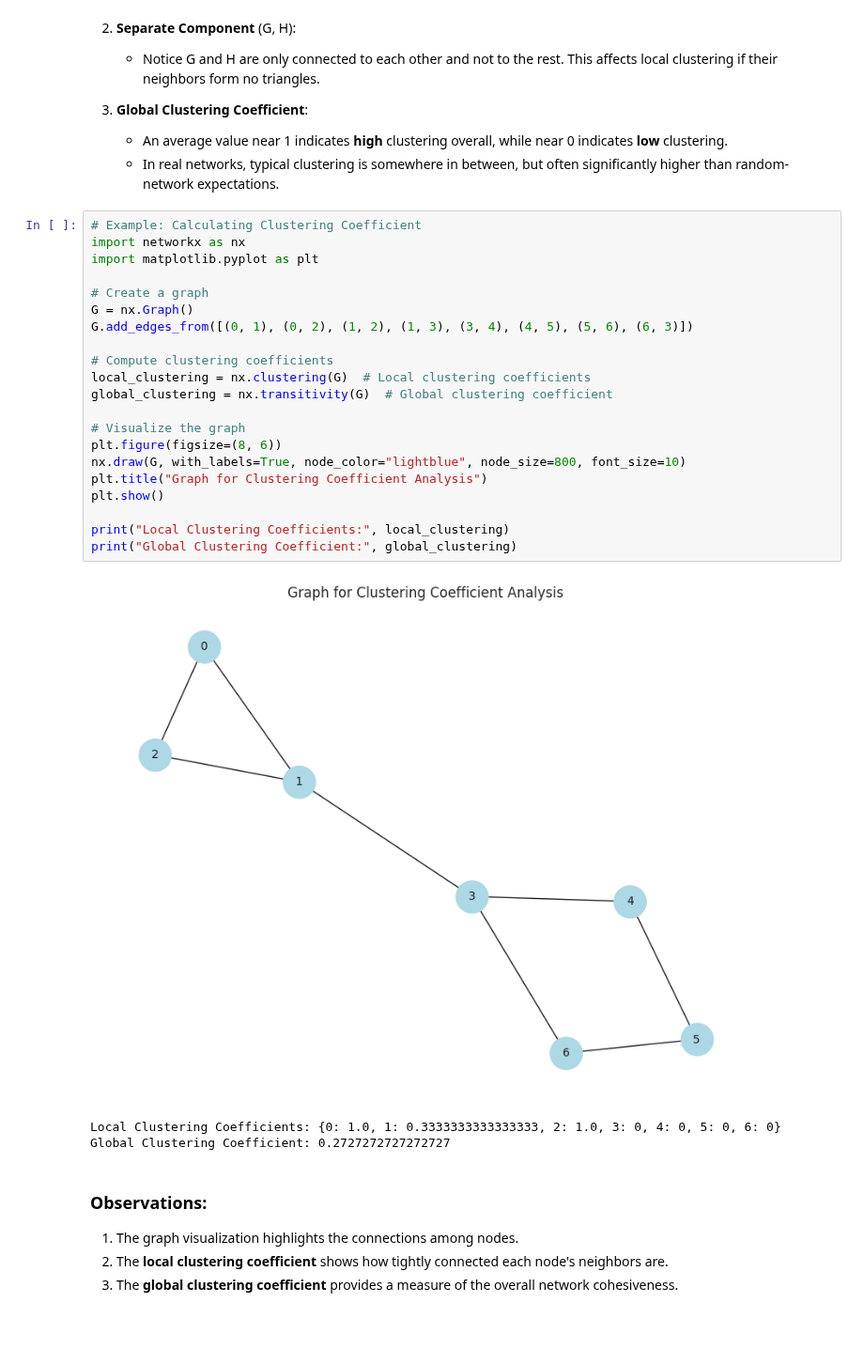
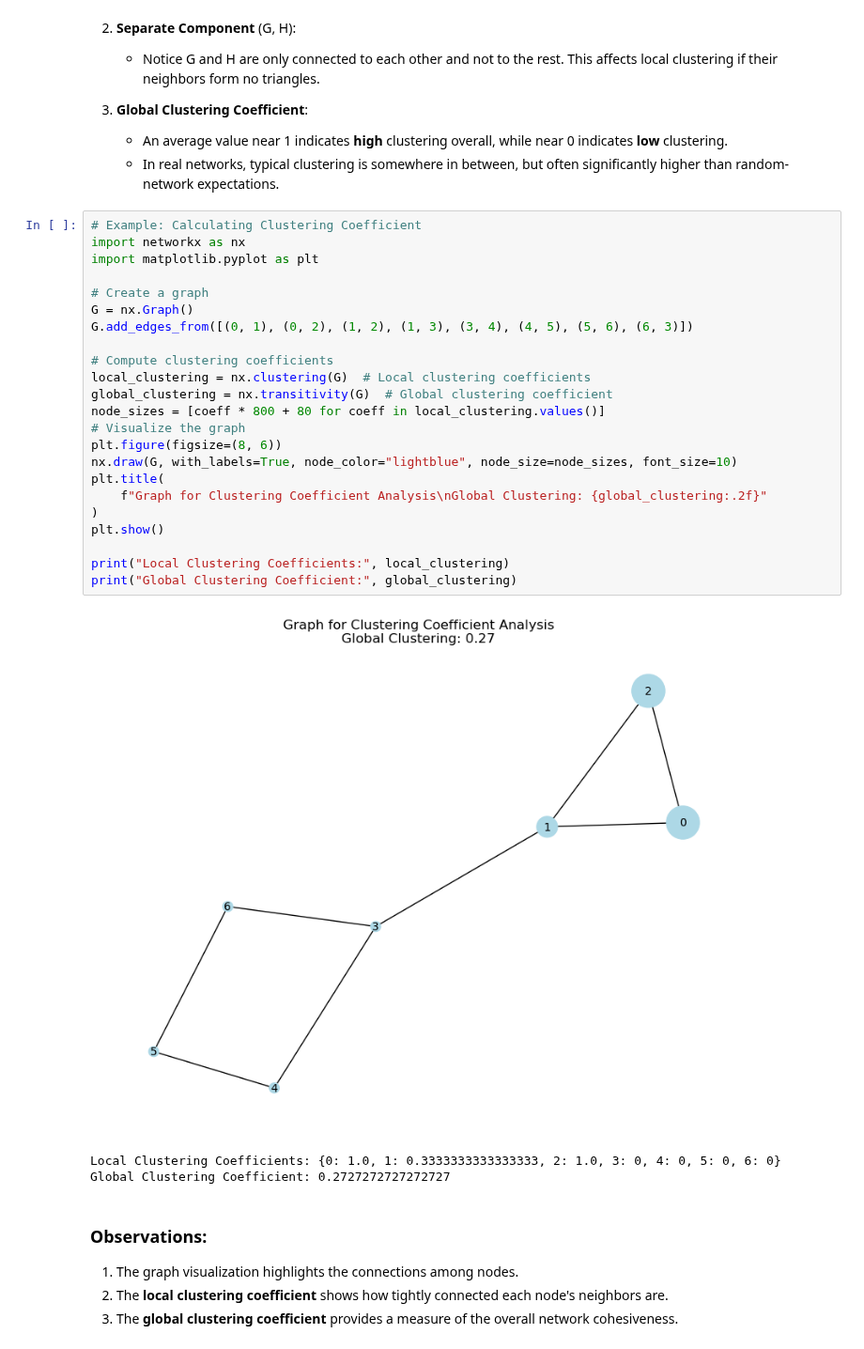
Before and after one commit to bgbg/ML-on-Graphs, a Jupyter notebook: 2_Basic_Network_Properties.ipynb, the cells around one changed output. Shown at 94% size. Cells and saved outputs as stored; diff of their text form.

```diff
--- a/2_Basic_Network_Properties.ipynb
+++ b/2_Basic_Network_Properties.ipynb
@@ -677,26 +614,28 @@ Global Clustering Coefficient (average): 0.38
 # %%
 # Example: Calculating Clustering Coefficient
 import networkx as nx
 import matplotlib.pyplot as plt
 
 # Create a graph
 G = nx.Graph()
 G.add_edges_from([(0, 1), (0, 2), (1, 2), (1, 3), (3, 4), (4, 5), (5, 6), (6, 3)])
 
 # Compute clustering coefficients
 local_clustering = nx.clustering(G)  # Local clustering coefficients
 global_clustering = nx.transitivity(G)  # Global clustering coefficient
-
+node_sizes = [coeff * 800 + 80 for coeff in local_clustering.values()]
 # Visualize the graph
 plt.figure(figsize=(8, 6))
-nx.draw(G, with_labels=True, node_color="lightblue", node_size=800, font_size=10)
-plt.title("Graph for Clustering Coefficient Analysis")
+nx.draw(G, with_labels=True, node_color="lightblue", node_size=node_sizes, font_size=10)
+plt.title(
+    f"Graph for Clustering Coefficient Analysis\nGlobal Clustering: {global_clustering:.2f}"
+)
 plt.show()
 
 print("Local Clustering Coefficients:", local_clustering)
 print("Global Clustering Coefficient:", global_clustering)
 # %% [output]
-[figure, old version]
+[figure, new version]
 Local Clustering Coefficients: {0: 1.0, 1: 0.3333333333333333, 2: 1.0, 3: 0, 4: 0, 5: 0, 6: 0}
 Global Clustering Coefficient: 0.2727272727272727
 # %% [markdown]
```
Also changed, not shown: parts of 60 cells of this notebook.
